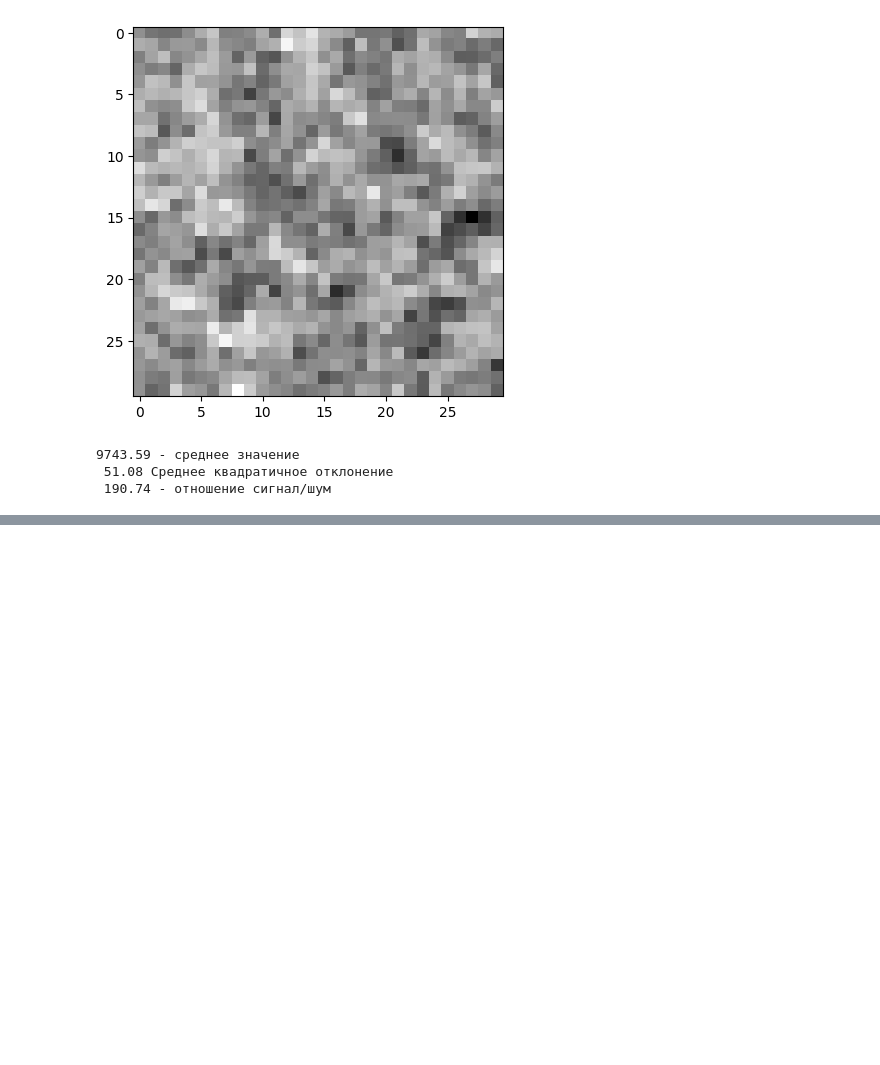
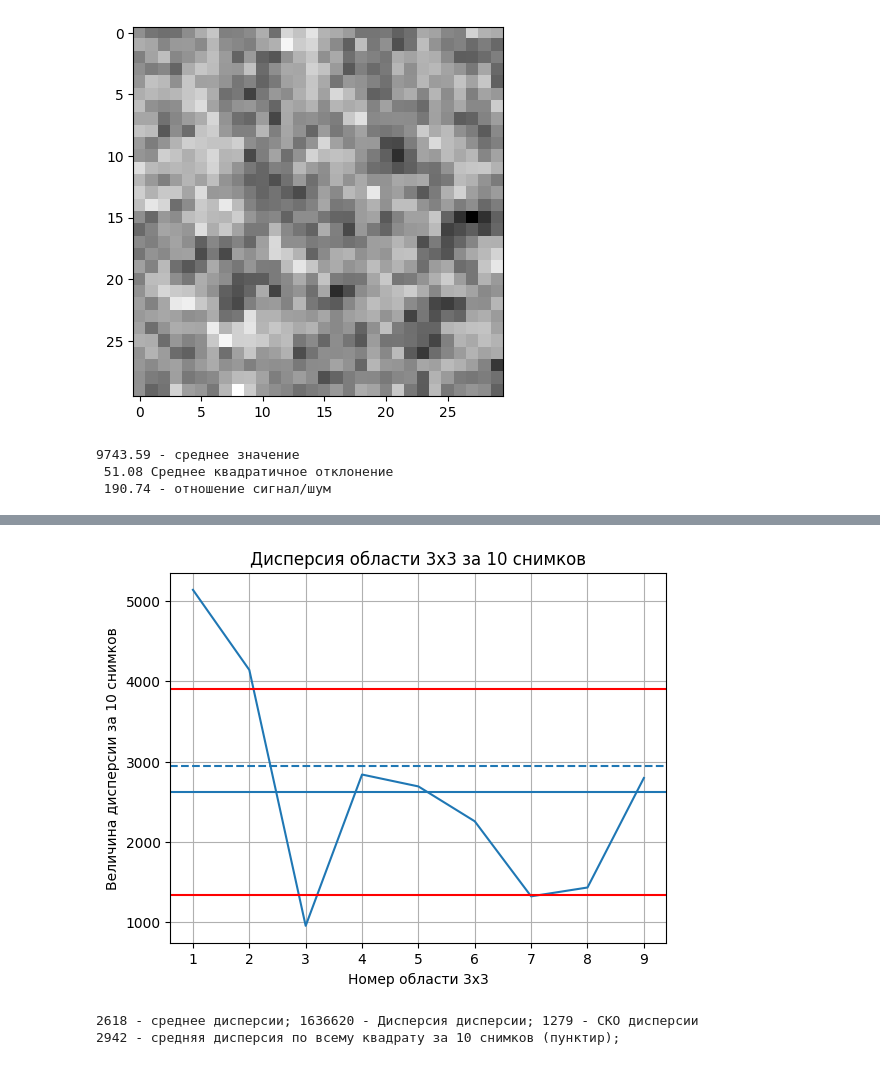
Before and after one commit to integrator942/SNR_X_RAY_PICTURES, a Jupyter notebook: SNR_X_RAY_PICTURES.ipynb, the cells around one changed output, grey strips where cells are left out. Drawn from its saved outputs; the diff is of its cells as text; code cells hidden in the pictures; blank space fills up the shorter version.

```diff
--- a/SNR_X_RAY_PICTURES.ipynb
+++ b/SNR_X_RAY_PICTURES.ipynb
@@ -98,0 +223,22 @@ print('Для отдельного пикселя, его координаты
+# %%
+k_graph=[]
+for k in range(3*3): #Ось X
+    k_graph.append(k+1)
+std_var_pixel=np.std(pixel_mean_var[1]) #СКО дисперсии
+mean_var_pixel=np.mean(pixel_mean_var[1]) #Среднее значение дисперсии
+plt.plot(k_graph, pixel_mean_var[1])
+plt.axline((1, mean_var_pixel), (3*3, mean_var_pixel))  #Среднее значение дисперсии
+plt.axline((1, mean_var_pixel+std_var_pixel), (3*3, mean_var_pixel+std_var_pixel), color='Red') #+ СКО
+plt.axline((1, mean_var_pixel-std_var_pixel), (3*3, mean_var_pixel-std_var_pixel), color='Red') #- СКО
+plt.axline((1, mean_sredn_var), (3*3, mean_sredn_var), linestyle='--') #Средняя дисперсия по всему выбранному квадрату за 10
+plt.grid()
+plt.xlabel('Номер области 3х3')
+plt.ylabel('Величина дисперсии за 10 снимков')
+plt.title('Дисперсия области 3х3 за 10 снимков')
+plt.show()
+print(int(mean_var_pixel), '- среднее дисперсии;', int(np.var(pixel_mean_var[1])),'- Дисперсия дисперсии;', int(std_var_pixel), '- СКО дисперсии')
+print(int(mean_sredn_var), '- средняя дисперсия по всему квадрату за 10 снимков (пунктир);')
+# %% [output]
+[figure, added]
+2618 - среднее дисперсии; 1636620 - Дисперсия дисперсии; 1279 - СКО дисперсии
+2942 - средняя дисперсия по всему квадрату за 10 снимков (пунктир);
```
Also changed, not shown: parts of 14 cells of this notebook.
